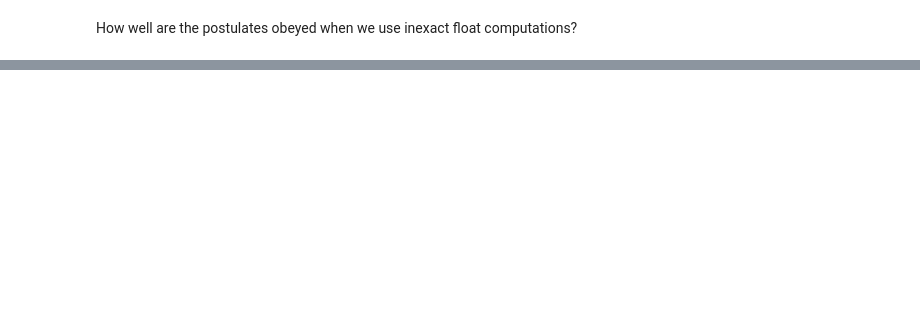
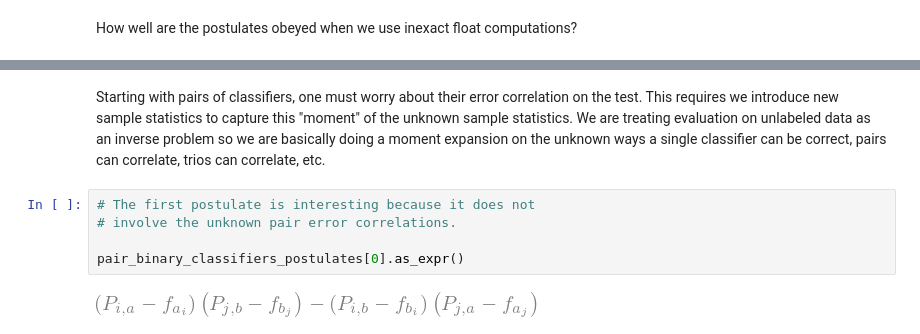
Before and after one commit to andrescorrada/IntroductionToAlgebraicEvaluation, a Jupyter notebook: python/docs/source/notebooks/LogicOfUnsupervisedEvaluationTutorial.ipynb, the cells around one changed output, grey strips where cells are left out. Saved outputs shown, nothing was run; the diff lists cells and outputs as text; blank space fills up the shorter version.

```diff
--- a/python/docs/source/notebooks/LogicOfUnsupervisedEvaluationTutorial.ipynb
+++ b/python/docs/source/notebooks/LogicOfUnsupervisedEvaluationTutorial.ipynb
@@ -171,0 +183,9 @@ How well are the postulates obeyed when we use inexact float computations?
+# %% [markdown]
+Starting with pairs of classifiers, one must worry about their error correlation on the test. This requires we introduce new sample statistics to capture this "moment" of the unknown sample statistics. We are treating evaluation on unlabeled data as an inverse problem so we are basically doing a moment expansion on the unknown ways a single classifier can be correct, pairs can correlate, trios can correlate, etc.
+# %%
+# The first postulate is interesting because it does not
+# involve the unknown pair error correlations.
+
+pair_binary_classifiers_postulates[0].as_expr()
+# %% [output]
+[figure, added]
```
Also changed, not shown: parts of 24 cells of this notebook, 2 other files.
